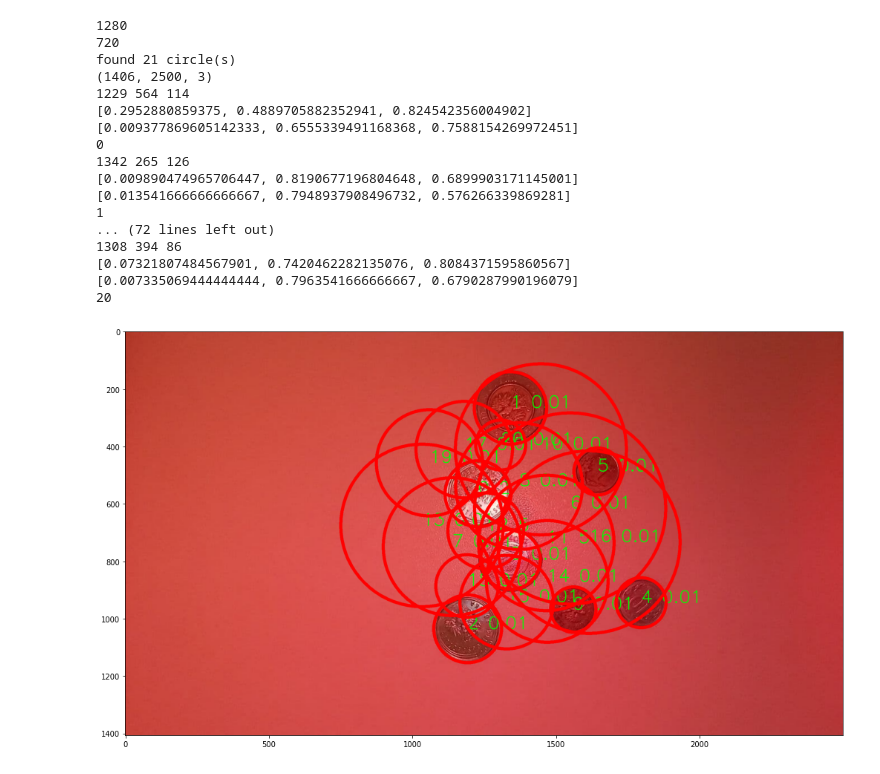
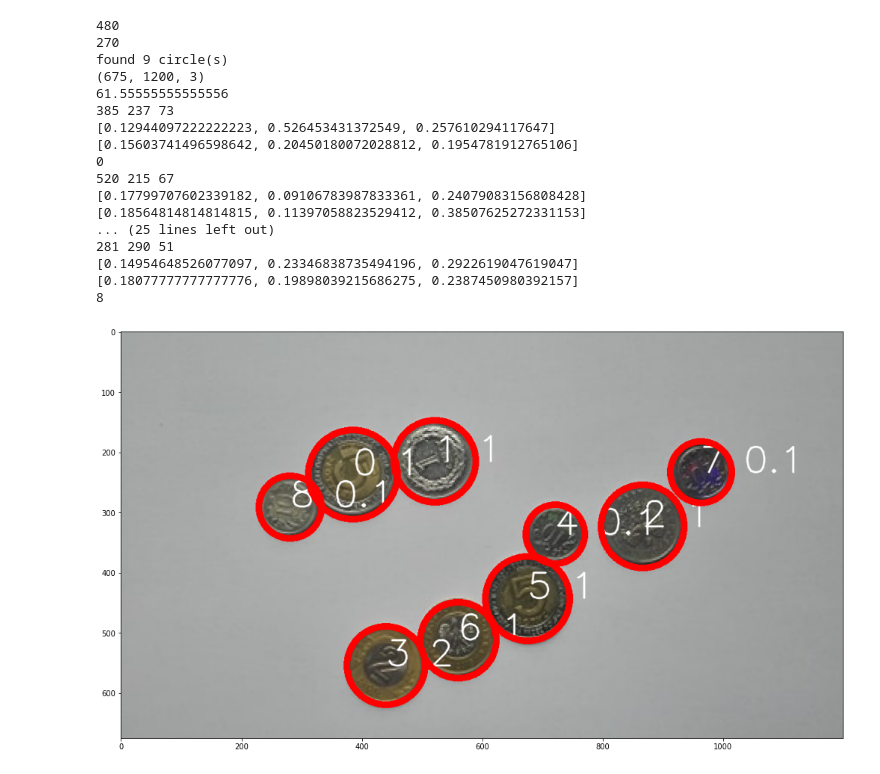
Before and after one commit to misterhz/coin-detection, a Jupyter notebook: coins.ipynb, the cells around one changed output. Drawn from its saved outputs; the diff is of its cells as text; code cells hidden in the pictures.

```diff
--- a/coins.ipynb
+++ b/coins.ipynb
@@ -19,15 +38,8 @@ def resize_image(img, max_coordinate):
             img = imutils.resize(img, height = max_coordinate)
     return img
 
-def detect_circles(img, d):
-    gray = cv2.cvtColor(img, cv2.COLOR_BGR2GRAY)
-    # gray = cv2.dilate(gray, None)
-    # gray = cv2.erode(gray, None)
-    # gray = cv2.erode(gray, None)
-#     kernel = np.ones((3,3),np.uint8)
-#     opening = cv2.morphologyEx(gray, cv2.MORPH_OPEN,kernel, iterations = 2)
-    blur = cv2.medianBlur(gray, 7)
-    circles = cv2.HoughCircles(blur, cv2.HOUGH_GRADIENT, 1.3, (int) (d / 10), param1 = 100, param2 = 75,
+def detect_circles(blur, d):
+    circles = cv2.HoughCircles(blur, cv2.HOUGH_GRADIENT, 1.3, (int) (d / 13), param1 = 100, param2 = 75,
                                minRadius = (int) (d / 35))
     print("found " + str(circles.shape[1]) + " circle(s)")
     return circles
@@ -57,9 +69,9 @@ def check_hsv_color(color):
 #     if v < .1:
 #         print("error: too dark")
 #         return color
-    if .5 < s:
+    if .57 < s:
         color = 'golden'
-    elif 0 < s <= .5:
+    elif s <= .57:
         color = 'silver'
     else:
         print(f"error: h = {h_to_360(h)}, s = {s}")
@@ -126,55 +138,65 @@ def get_coin_colors(img, c):
 #     return detected_coins
 # %%
 plt.figure(figsize=(20,10))
-img = cv2.imread("real/coins 9.jpg")
+img = cv2.imread("jan/coins 14.jpg")
 d = max(img.shape[0], img.shape[1])
 # d = 10000
-img = resize_image(img, 2500)
-coin = detect_circles(img, d)
+img = resize_image(img, 1200)
+gray = cv2.cvtColor(img, cv2.COLOR_BGR2GRAY)
+gray = cv2.medianBlur(gray, 9)
+coin = detect_circles(gray, d)
 print(img.shape)
 
-img_gamma = adjust_gamma(img, .7)
+img_gamma = adjust_gamma(img, .65)
 
 value = 0
 color = ""
+radii = [int(c[2]) for c in coin[0, :]]
+avg_radius = np.mean(radii)
+
+print(avg_radius)
 
 for i, c in enumerate(coin[0, :]):
-    center, edge = get_coin_colors(img, c)
+    value = -1
+    center, edge = get_coin_colors(img_gamma, c)
     if center == "golden" and edge == "golden":
         value = .01
         color = "gg"
     elif center == "silver" and edge == "golden":
         value = 2
         color = "sg"
     elif center == "golden" and edge == "silver":
         value = 5
         color = "gs"
     elif center == "silver" and edge == "silver":
-        value = 0
         color = "ss"
+        if c[2] < avg_radius:
+            value = .1
+        else:
+            value = 1
     print(i)
     cv2.putText(img, str(i) + " " + str(value), ((int) (c[0]), (int) (c[1])), cv2.FONT_HERSHEY_SIMPLEX,
-                        2, (0, 255, 0), 2, cv2.LINE_AA)
+                        2, (255, 255, 255), 2, cv2.LINE_AA)
 
 # plt.imshow(center)
 # plt.imshow(edge)
 draw_circles(cv2.cvtColor(img, cv2.COLOR_BGR2RGB), coin)
 # %% [output]
-1280
-720
-found 21 circle(s)
-(1406, 2500, 3)
-1229 564 114
-[0.2952880859375, 0.4889705882352941, 0.824542356004902]
-[0.009377869605142333, 0.6555339491168368, 0.7588154269972451]
+480
+270
+found 9 circle(s)
+(675, 1200, 3)
+61.55555555555556
+385 237 73
+[0.12944097222222223, 0.526453431372549, 0.257610294117647]
+[0.15603741496598642, 0.20450180072028812, 0.1954781912765106]
 0
-1342 265 126
-[0.009890474965706447, 0.8190677196804648, 0.6899903171145001]
-[0.013541666666666667, 0.7948937908496732, 0.576266339869281]
-1
-... (72 lines left out)
-1308 394 86
-[0.07321807484567901, 0.7420462282135076, 0.8084371595860567]
-[0.007335069444444444, 0.7963541666666667, 0.6790287990196079]
-20
+520 215 67
+[0.17799707602339182, 0.09106783987833361, 0.24079083156808428]
+[0.18564814814814815, 0.11397058823529412, 0.38507625272331153]
+... (25 lines left out)
+281 290 51
+[0.14954648526077097, 0.23346838735494196, 0.2922619047619047]
+[0.18077777777777776, 0.19898039215686275, 0.2387450980392157]
+8
-[figure, old version]
+[figure, new version]
```
Also changed, not shown: parts of 5 cells of this notebook.
